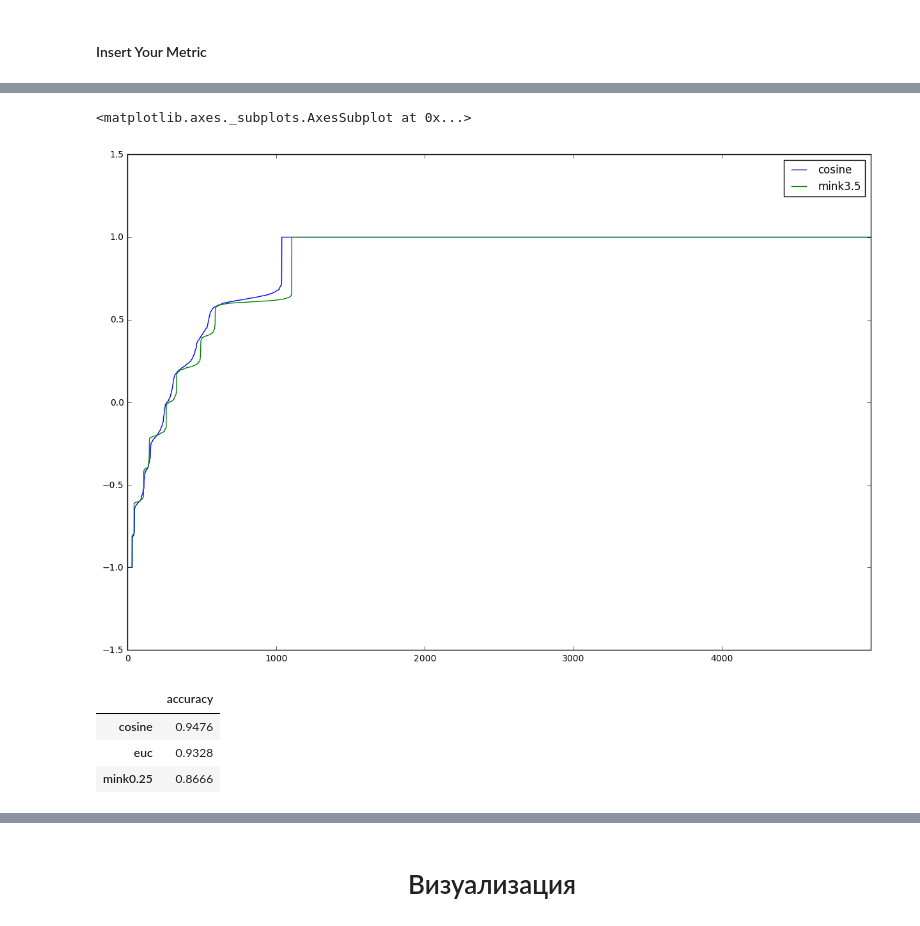
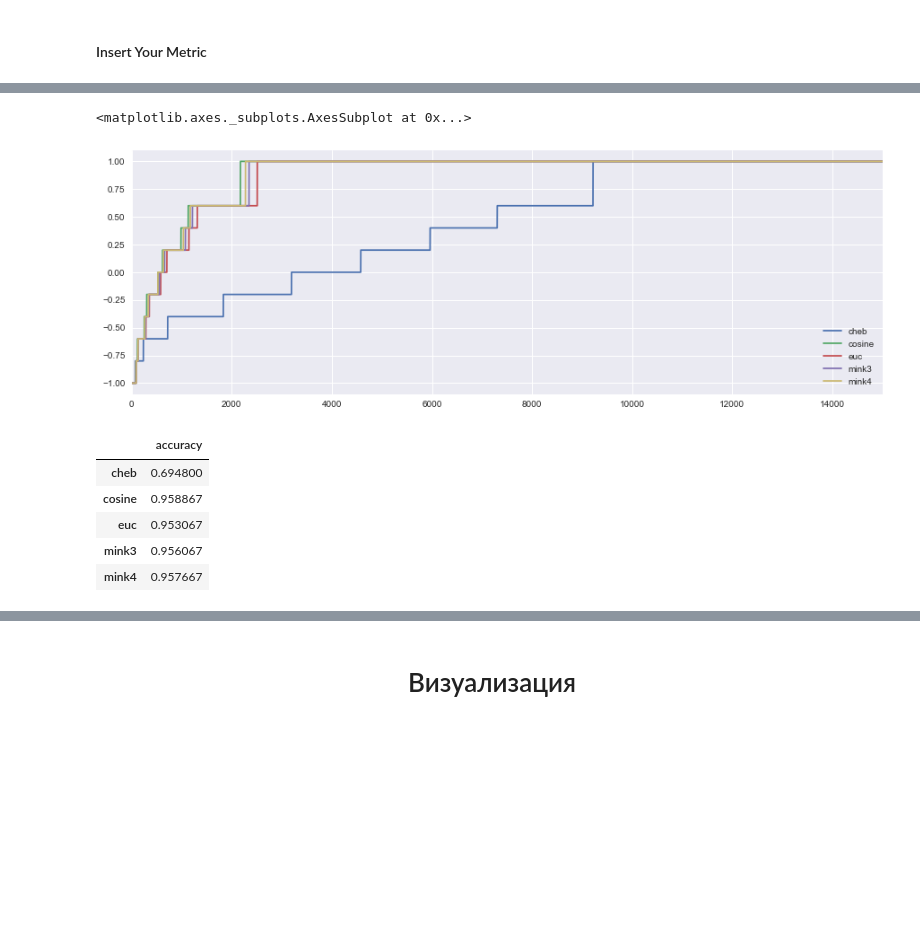
Before and after one commit to ml-mipt/ml-mipt-part1, a Jupyter notebook: 2018/seminars/1_simple_algorithms/seminar_01.ipynb, the cells around one changed output, grey strips where cells are left out. Cells and saved outputs as stored; diff of their text form; code cells hidden in the pictures; blank space fills up the shorter version.

```diff
--- a/2018/seminars/1_simple_algorithms/seminar_01.ipynb
+++ b/2018/seminars/1_simple_algorithms/seminar_01.ipynb
@@ -438,6 +299,3 @@ def collect_margins(n_neighbors, margin_calculator, X_train=X_train, Y_train=Y_t
     if debug_example_id is not None:
         print(margins[debug_example_id])
     return margins
-# %%
-# takes some times
-margins = collect_margins(n_neighbors=5, margin_calculator=calculate_margin, debug_example_id=3807)
@@ -535,2 +301,0 @@ Counter({4: 0.80290485645454235, 9: 0.19709514354545757})
-# %%
-margins = collect_margins(n_neighbors=5, margin_calculator=calculate_weighted_margin, debug_example_id=3807)
@@ -611,17 +319,17 @@ print ('accuracy:', 1.0 * sum(1 for margin in margins if margin > 0.0) / len(mar
 #### Insert Your Metric
 # %%
 metric_properties = {
-#    'euc' : {'metric' : 'euclidean'}, # 1
-#     'cheb' : {'metric' : 'chebyshev'}, #
-#     'cosine' : {'metric' : metric_cos}, #
-    'mink3.5' : {'metric' : my_metric_mink}, # 2
-#    'mink3' : {'p' : 3},  # 3
-#     'mink4' : {'metric': metric_example}, #
+   'euc' : {'metric' : 'euclidean'}, # 1
+    'cheb' : {'metric' : 'chebyshev'}, #
+    'cosine' : {'metric' : metric_cos}, #
+#     'mink3.5' : {'metric' : my_metric_mink}, # 2
+   'mink3' : {'p' : 3},  # 3
+    'mink4' : {'metric': metric_example}, #
 }
 # %%
-# metric_margins = {}
+metric_margins = {}
 for name, metric in metric_properties.items():
-    print('processing team %s...' % name)
-    %time margins = collect_margins(n_neighbors=5, margin_calculator=calculate_weighted_margin, **metric)
+    print('processing metric %s...' % name)
+    %time margins = collect_margins(n_neighbors=5, **metric)
     metric_margins[name] = sorted(margins)
 # %% [output]
@@ -632,18 +343,20 @@ Wall time: 15min 48s
 # %%
-team_df = pd.DataFrame(metric_margins)
-team_df.plot(figsize = (15, 10))
+metric_df = pd.DataFrame(metric_margins)
+metric_df.plot(figsize = (15, 5))
 # %% [output]
 <matplotlib.axes._subplots.AxesSubplot at 0x...>
-[figure, old version]
+[figure, new version]
 # %%
 pd.DataFrame({
-    'accuracy' : team_df.apply(lambda margins: 1.0 * sum(1 for margin in margins if margin > 0.0) / len(margins))
-}).sort('accuracy', ascending=False)
+    'accuracy' : metric_df.apply(lambda margins: 1.0 * sum(1 for margin in margins if margin > 0.0) / len(margins))
+})
 # %% [output]
 |  | accuracy |
-| cosine | 0.9476 |
-| euc | 0.9328 |
-| mink0.25 | 0.8666 |
+| cheb | 0.694800 |
+| cosine | 0.958867 |
+| euc | 0.953067 |
+| mink3 | 0.956067 |
+| mink4 | 0.957667 |
 # %% [markdown]
 # Проклятие размерности и метрические алгоритмы
 ------
```
Also changed, not shown: parts of 58 cells of this notebook.
